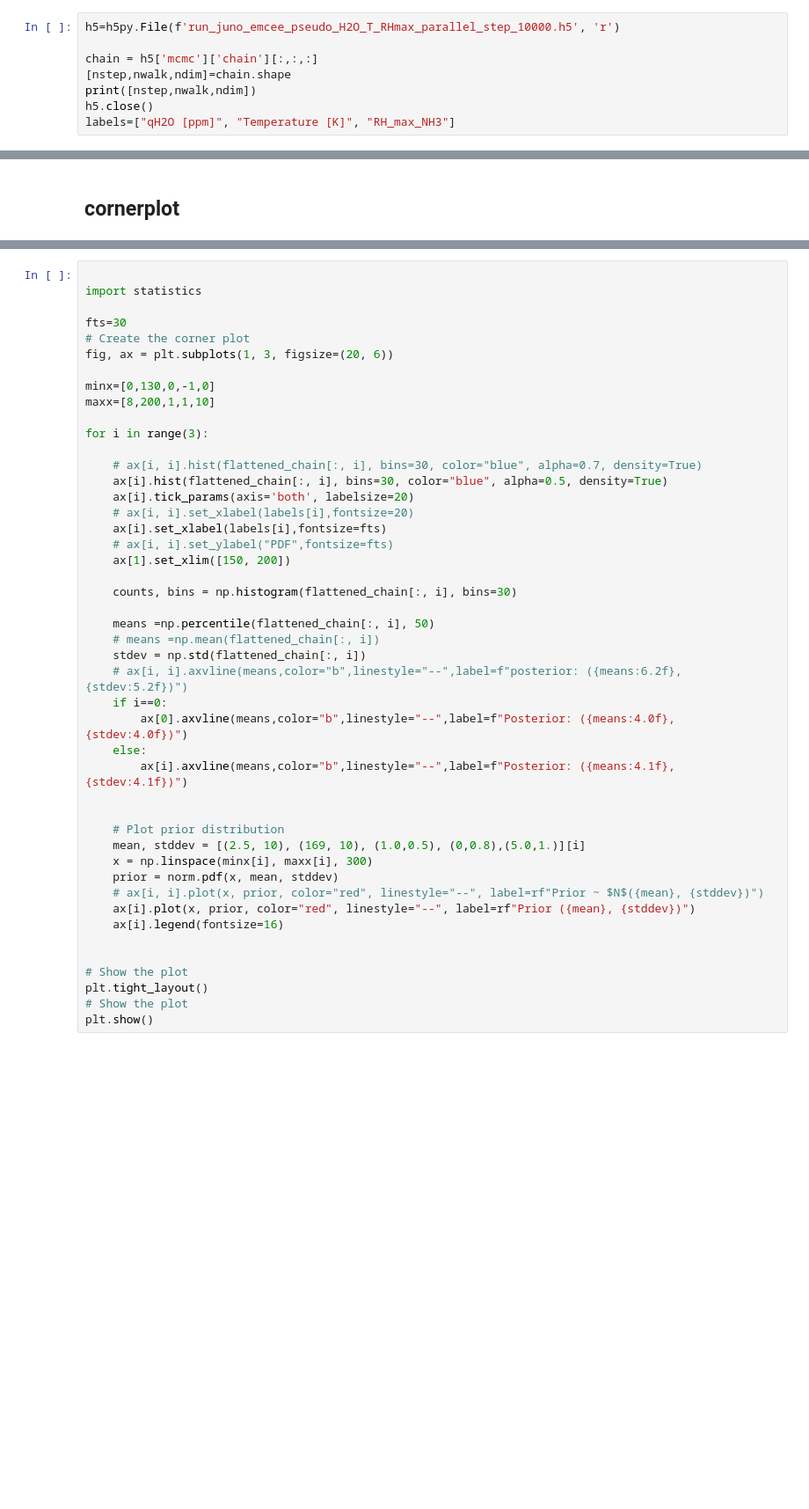
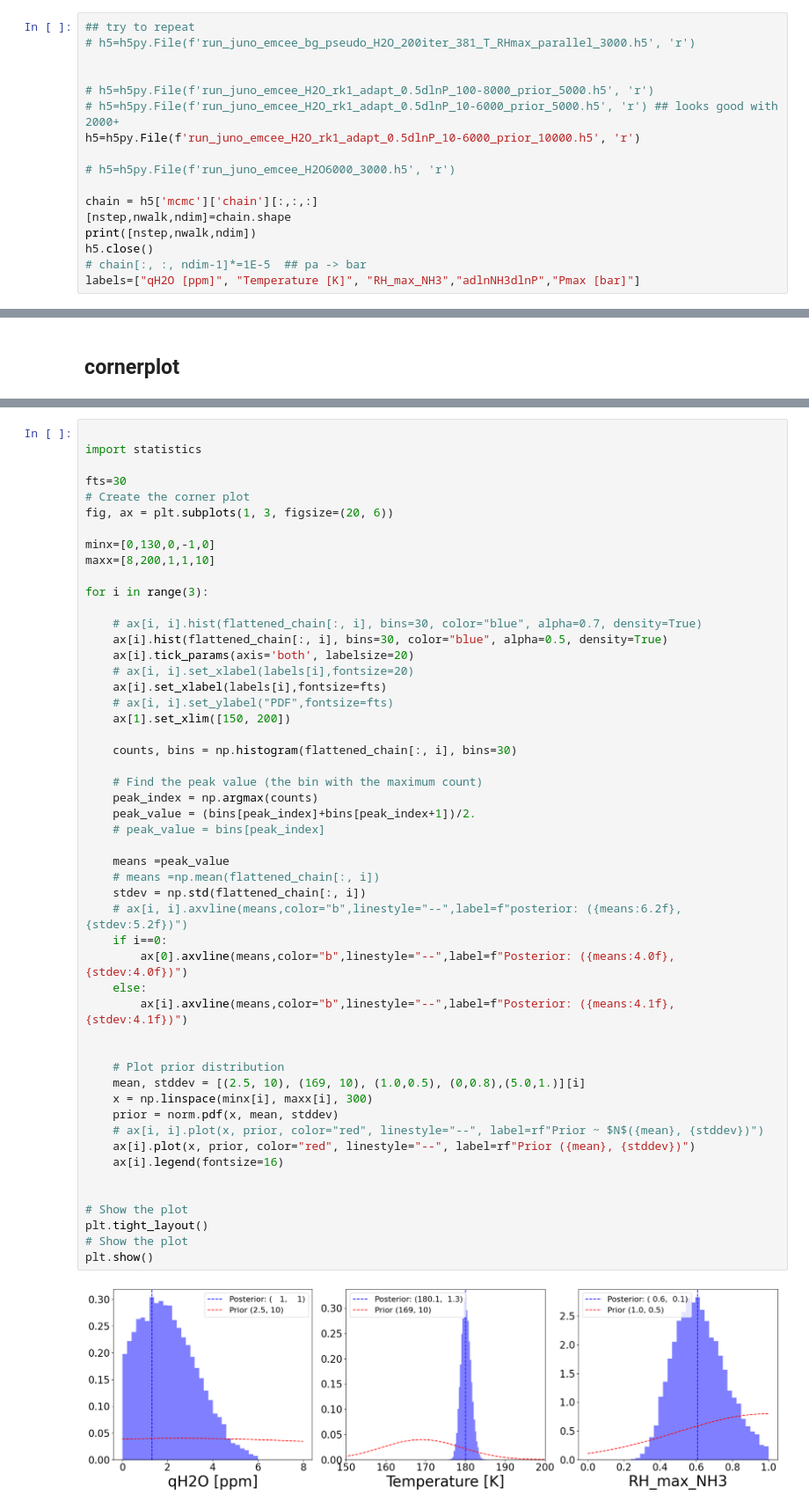
Before and after one commit to jihenghu/canoe, a Jupyter notebook: examples/2024-JHu-juno-mwr/inspect_pseudo_H2O_T_RHmax.ipynb, the cells around one changed output, grey strips where cells are left out. Shown at 88% size. Drawn from its saved outputs; the diff is of its cells as text; blank space fills up the shorter version.

```diff
--- a/examples/2024-JHu-juno-mwr/inspect_pseudo_H2O_T_RHmax.ipynb
+++ b/examples/2024-JHu-juno-mwr/inspect_pseudo_H2O_T_RHmax.ipynb
@@ -9,10 +9,19 @@ import matplotlib.pyplot as plt
 import h5py
 from scipy.stats import norm
 # %%
-h5=h5py.File(f'run_juno_emcee_pseudo_H2O_T_RHmax_parallel_step_10000.h5', 'r')
+## try to repeat
+# h5=h5py.File(f'run_juno_emcee_bg_pseudo_H2O_200iter_381_T_RHmax_parallel_3000.h5', 'r')
+
+
+# h5=h5py.File(f'run_juno_emcee_H2O_rk1_adapt_0.5dlnP_100-8000_prior_5000.h5', 'r')
+# h5=h5py.File(f'run_juno_emcee_H2O_rk1_adapt_0.5dlnP_10-6000_prior_5000.h5', 'r') ## looks good with 2000+
+h5=h5py.File(f'run_juno_emcee_H2O_rk1_adapt_0.5dlnP_10-6000_prior_10000.h5', 'r')
+
+# h5=h5py.File(f'run_juno_emcee_H2O6000_3000.h5', 'r')
 
 chain = h5['mcmc']['chain'][:,:,:]
 [nstep,nwalk,ndim]=chain.shape
 print([nstep,nwalk,ndim])
 h5.close()
-labels=["qH2O [ppm]", "Temperature [K]", "RH_max_NH3"]
+# chain[:, :, ndim-1]*=1E-5  ## pa -> bar
+labels=["qH2O [ppm]", "Temperature [K]", "RH_max_NH3","adlnNH3dlnP","Pmax [bar]"]
@@ -55,34 +68,41 @@ for i in range(3):
     ax[i].tick_params(axis='both', labelsize=20)
     # ax[i, i].set_xlabel(labels[i],fontsize=20)
     ax[i].set_xlabel(labels[i],fontsize=fts)
     # ax[i, i].set_ylabel("PDF",fontsize=fts)
     ax[1].set_xlim([150, 200])
 
     counts, bins = np.histogram(flattened_chain[:, i], bins=30)
 
-    means =np.percentile(flattened_chain[:, i], 50)
+    # Find the peak value (the bin with the maximum count)
+    peak_index = np.argmax(counts)
+    peak_value = (bins[peak_index]+bins[peak_index+1])/2.
+    # peak_value = bins[peak_index]
+
+    means =peak_value
     # means =np.mean(flattened_chain[:, i])
     stdev = np.std(flattened_chain[:, i])
     # ax[i, i].axvline(means,color="b",linestyle="--",label=f"posterior: ({means:6.2f}, {stdev:5.2f})")
     if i==0:
         ax[0].axvline(means,color="b",linestyle="--",label=f"Posterior: ({means:4.0f}, {stdev:4.0f})")
     else:
         ax[i].axvline(means,color="b",linestyle="--",label=f"Posterior: ({means:4.1f}, {stdev:4.1f})")
 
 
     # Plot prior distribution
     mean, stddev = [(2.5, 10), (169, 10), (1.0,0.5), (0,0.8),(5.0,1.)][i]
     x = np.linspace(minx[i], maxx[i], 300)
     prior = norm.pdf(x, mean, stddev)
     # ax[i, i].plot(x, prior, color="red", linestyle="--", label=rf"Prior ~ $N$({mean}, {stddev})")
     ax[i].plot(x, prior, color="red", linestyle="--", label=rf"Prior ({mean}, {stddev})")
     ax[i].legend(fontsize=16)
 
 
 # Show the plot
 plt.tight_layout()
 # Show the plot
 plt.show()
+# %% [output]
+[figure, added]
 # %%
 import matplotlib.pyplot as plt
 import numpy as np
```
Also changed, not shown: parts of 10 cells of this notebook, 1 other file.
